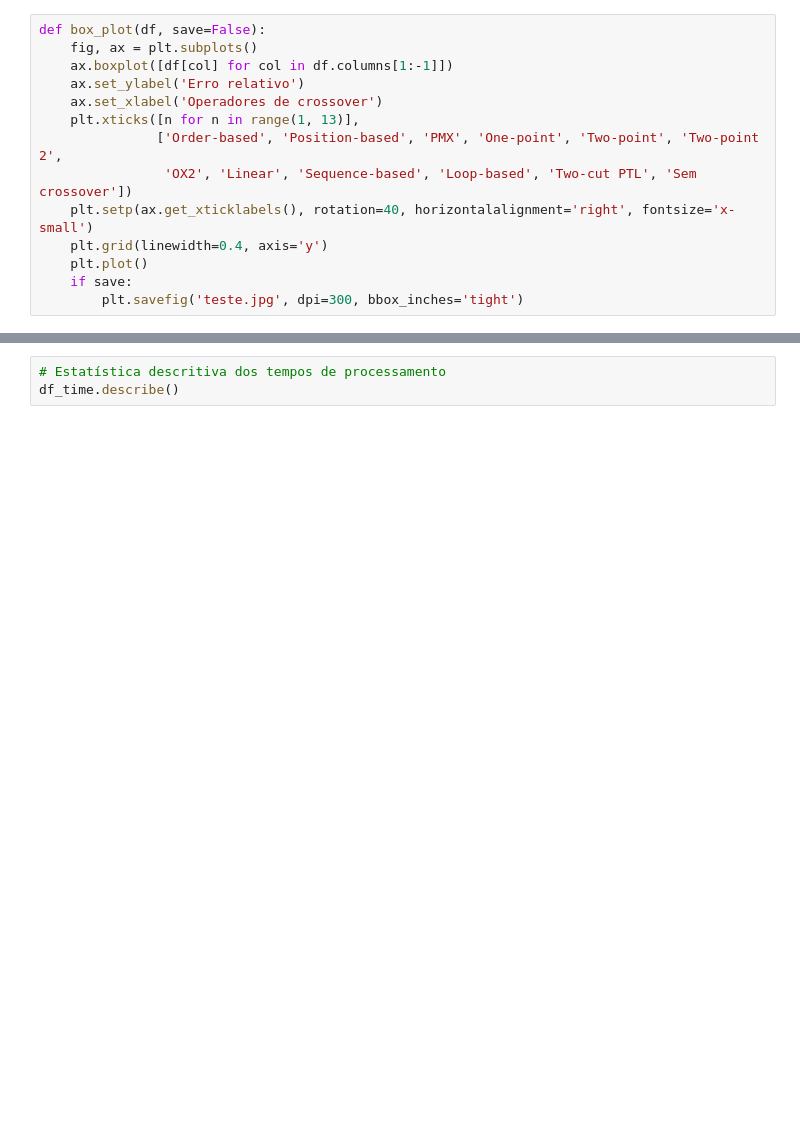
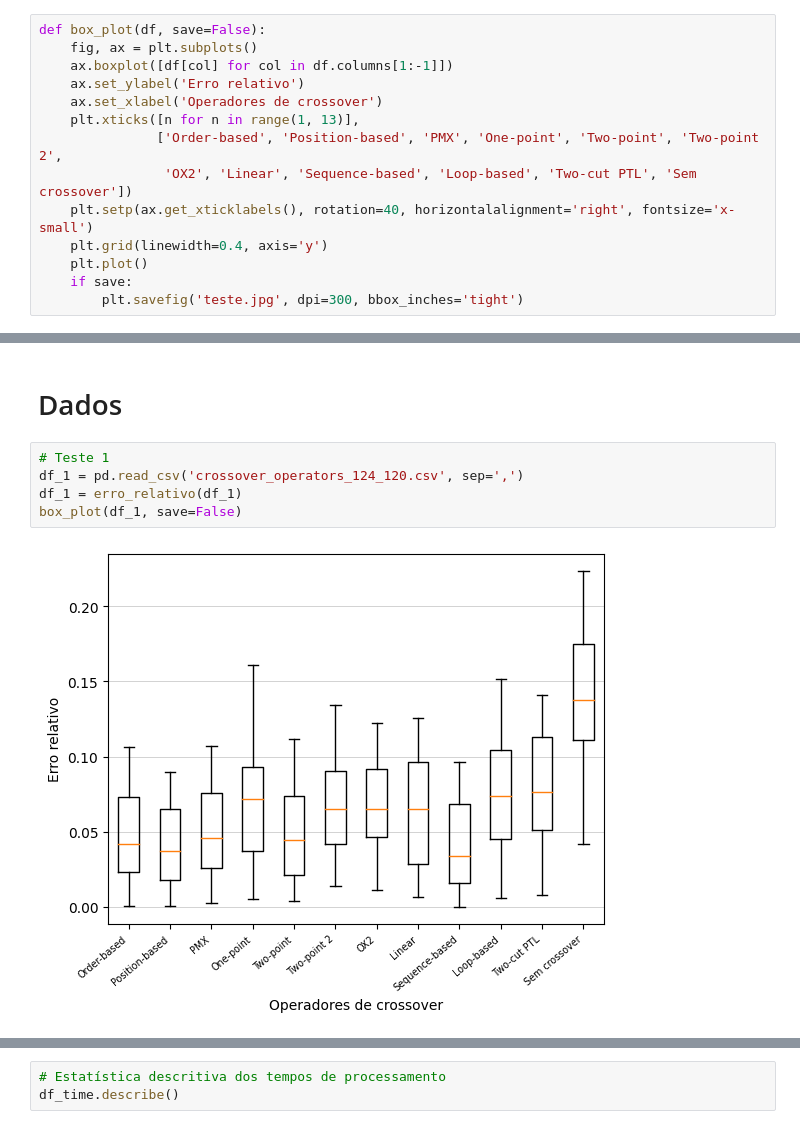
Before and after one commit to lucasgmalheiros/algoritmo-genetico-ic, a Jupyter notebook: analise_estatistica/analise_crossover.ipynb, the cells around one changed output, grey strips where cells are left out. Cells and saved outputs as stored; diff of their text form; blank space fills up the shorter version.

Commit message:
Testes estatísticos

```diff
--- a/analise_estatistica/analise_crossover.ipynb
+++ b/analise_estatistica/analise_crossover.ipynb
@@ -32,3 +45,12 @@ box_plot(df_1[:], save=False)
+# %% [markdown]
+# Dados
+# %%
+# Teste 1
+df_1 = pd.read_csv('crossover_operators_124_120.csv', sep=',')
+df_1 = erro_relativo(df_1)
+box_plot(df_1, save=False)
+# %% [output]
+[figure, added]
 # %%
 # Teste 2
 df_2 = pd.read_csv('crossover_operators_163_11.csv', sep=',')
```
Also changed, not shown: parts of 45 cells of this notebook, 3 other files.
